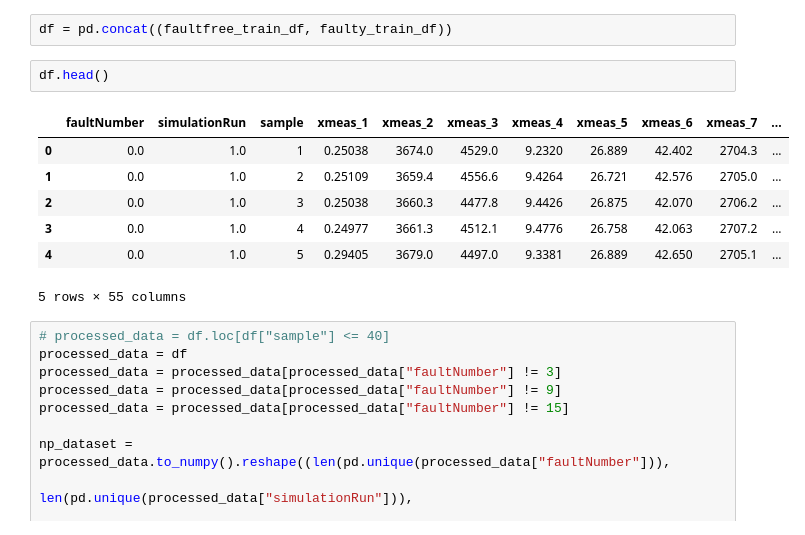
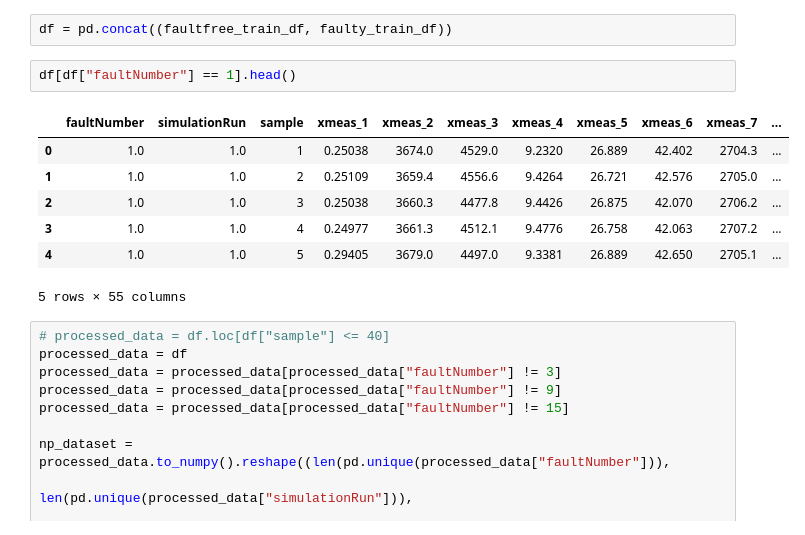
Before and after one commit to batuogkoc/fault-detection-kocsistem, a Jupyter notebook: preprocess_dataset_pm.ipynb, the cells around one changed output. Saved outputs shown, nothing was run; the diff lists cells and outputs as text.

```diff
--- a/preprocess_dataset_pm.ipynb
+++ b/preprocess_dataset_pm.ipynb
@@ -18,14 +27,14 @@ faultfree_train_df = pyreadr.read_r(os.path.join(DATASET_FOLDER_PATH, "TEP_Fault
 # %%
 df = pd.concat((faultfree_train_df, faulty_train_df))
 # %%
-df.head()
+df[df["faultNumber"] == 1].head()
 # %% [output]
 |  | faultNumber | simulationRun | sample | xmeas_1 | xmeas_2 | xmeas_3 | xmeas_4 | xmeas_5 | xmeas_6 | xmeas_7 | ... |
-| 0 | 0.0 | 1.0 | 1 | 0.25038 | 3674.0 | 4529.0 | 9.2320 | 26.889 | 42.402 | 2704.3 | ... |
-| 1 | 0.0 | 1.0 | 2 | 0.25109 | 3659.4 | 4556.6 | 9.4264 | 26.721 | 42.576 | 2705.0 | ... |
-| 2 | 0.0 | 1.0 | 3 | 0.25038 | 3660.3 | 4477.8 | 9.4426 | 26.875 | 42.070 | 2706.2 | ... |
-| 3 | 0.0 | 1.0 | 4 | 0.24977 | 3661.3 | 4512.1 | 9.4776 | 26.758 | 42.063 | 2707.2 | ... |
-| 4 | 0.0 | 1.0 | 5 | 0.29405 | 3679.0 | 4497.0 | 9.3381 | 26.889 | 42.650 | 2705.1 | ... |
+| 0 | 1.0 | 1.0 | 1 | 0.25038 | 3674.0 | 4529.0 | 9.2320 | 26.889 | 42.402 | 2704.3 | ... |
+| 1 | 1.0 | 1.0 | 2 | 0.25109 | 3659.4 | 4556.6 | 9.4264 | 26.721 | 42.576 | 2705.0 | ... |
+| 2 | 1.0 | 1.0 | 3 | 0.25038 | 3660.3 | 4477.8 | 9.4426 | 26.875 | 42.070 | 2706.2 | ... |
+| 3 | 1.0 | 1.0 | 4 | 0.24977 | 3661.3 | 4512.1 | 9.4776 | 26.758 | 42.063 | 2707.2 | ... |
+| 4 | 1.0 | 1.0 | 5 | 0.29405 | 3679.0 | 4497.0 | 9.3381 | 26.889 | 42.650 | 2705.1 | ... |
 5 rows × 55 columns
 # %%
 # processed_data = df.loc[df["sample"] <= 40]
```
Also changed, not shown: parts of 6 cells of this notebook, 3 other files.
